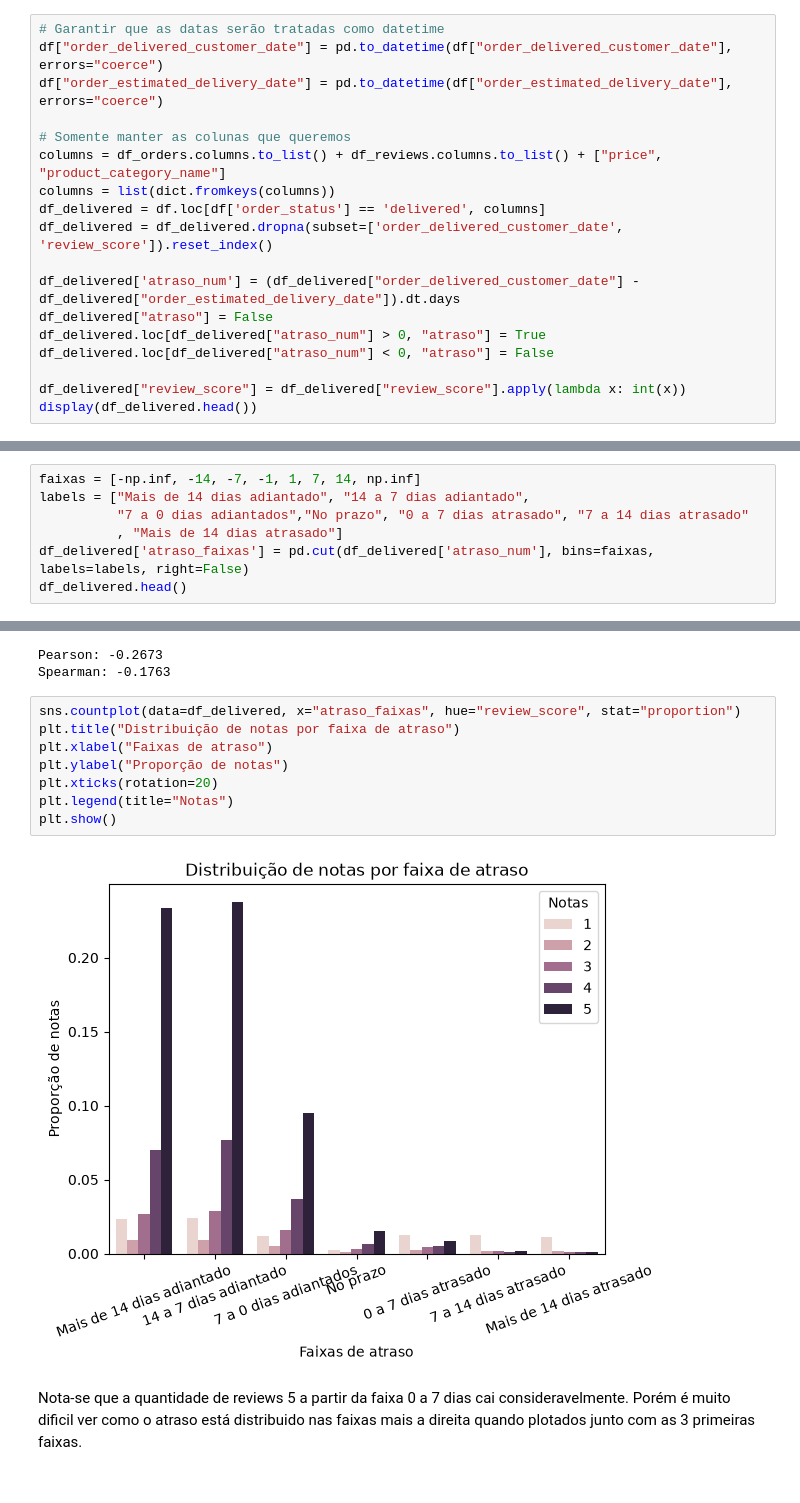
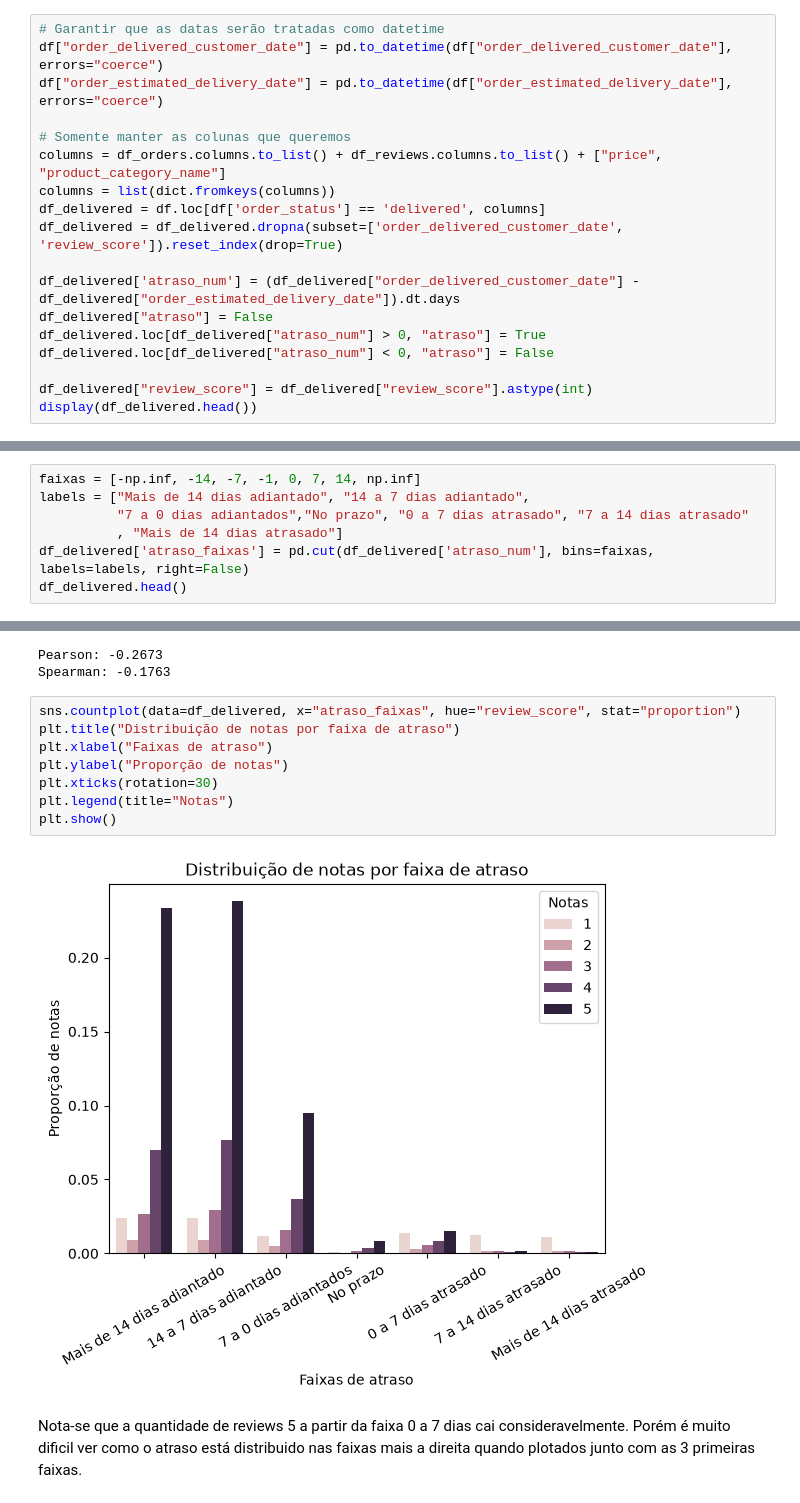
Before and after one commit to teto1034/Insper-Data-CB-Sprint-1, a Jupyter notebook: E-commerce atraso na entrega e avaliação do cliente.ipynb, the cells around one changed output, grey strips where cells are left out. Cells and saved outputs as stored; diff of their text form.

```diff
--- a/E-commerce atraso na entrega e avaliação do cliente.ipynb
+++ b/E-commerce atraso na entrega e avaliação do cliente.ipynb
@@ -115,13 +114,13 @@ df["order_estimated_delivery_date"] = pd.to_datetime(df["order_estimated_deliver
 columns = df_orders.columns.to_list() + df_reviews.columns.to_list() + ["price", "product_category_name"]
 columns = list(dict.fromkeys(columns))
 df_delivered = df.loc[df['order_status'] == 'delivered', columns]
-df_delivered = df_delivered.dropna(subset=['order_delivered_customer_date', 'review_score']).reset_index()
+df_delivered = df_delivered.dropna(subset=['order_delivered_customer_date', 'review_score']).reset_index(drop=True)
 
 df_delivered['atraso_num'] = (df_delivered["order_delivered_customer_date"] - df_delivered["order_estimated_delivery_date"]).dt.days
 df_delivered["atraso"] = False
 df_delivered.loc[df_delivered["atraso_num"] > 0, "atraso"] = True
 df_delivered.loc[df_delivered["atraso_num"] < 0, "atraso"] = False
 
-df_delivered["review_score"] = df_delivered["review_score"].apply(lambda x: int(x))
+df_delivered["review_score"] = df_delivered["review_score"].astype(int)
 display(df_delivered.head())
 # %% [output]
@@ -134,7 +133,7 @@ display(df_delivered.head())
 # %% [markdown]
 Agora separamos os atrasos em faixas de valores para facilitar as análises.
 # %%
-faixas = [-np.inf, -14, -7, -1, 1, 7, 14, np.inf]
+faixas = [-np.inf, -14, -7, -1, 0, 7, 14, np.inf]
 labels = ["Mais de 14 dias adiantado", "14 a 7 dias adiantado",
           "7 a 0 dias adiantados","No prazo", "0 a 7 dias atrasado", "7 a 14 dias atrasado"
           , "Mais de 14 dias atrasado"]
@@ -245,13 +246,13 @@ Spearman: -0.1763
 # %%
 sns.countplot(data=df_delivered, x="atraso_faixas", hue="review_score", stat="proportion")
 plt.title("Distribuição de notas por faixa de atraso")
 plt.xlabel("Faixas de atraso")
 plt.ylabel("Proporção de notas")
-plt.xticks(rotation=20)
+plt.xticks(rotation=30)
 plt.legend(title="Notas")
 plt.show()
 # %% [output]
-[figure, old version]
+[figure, new version]
 # %% [markdown]
 Nota-se que a quantidade de reviews 5 a partir da faixa 0 a 7 dias cai consideravelmente. Porém é muito dificil ver como o atraso está distribuido nas faixas mais a direita quando plotados junto com as 3 primeiras faixas.
 # %%
```
Also changed, not shown: parts of 17 cells of this notebook.
